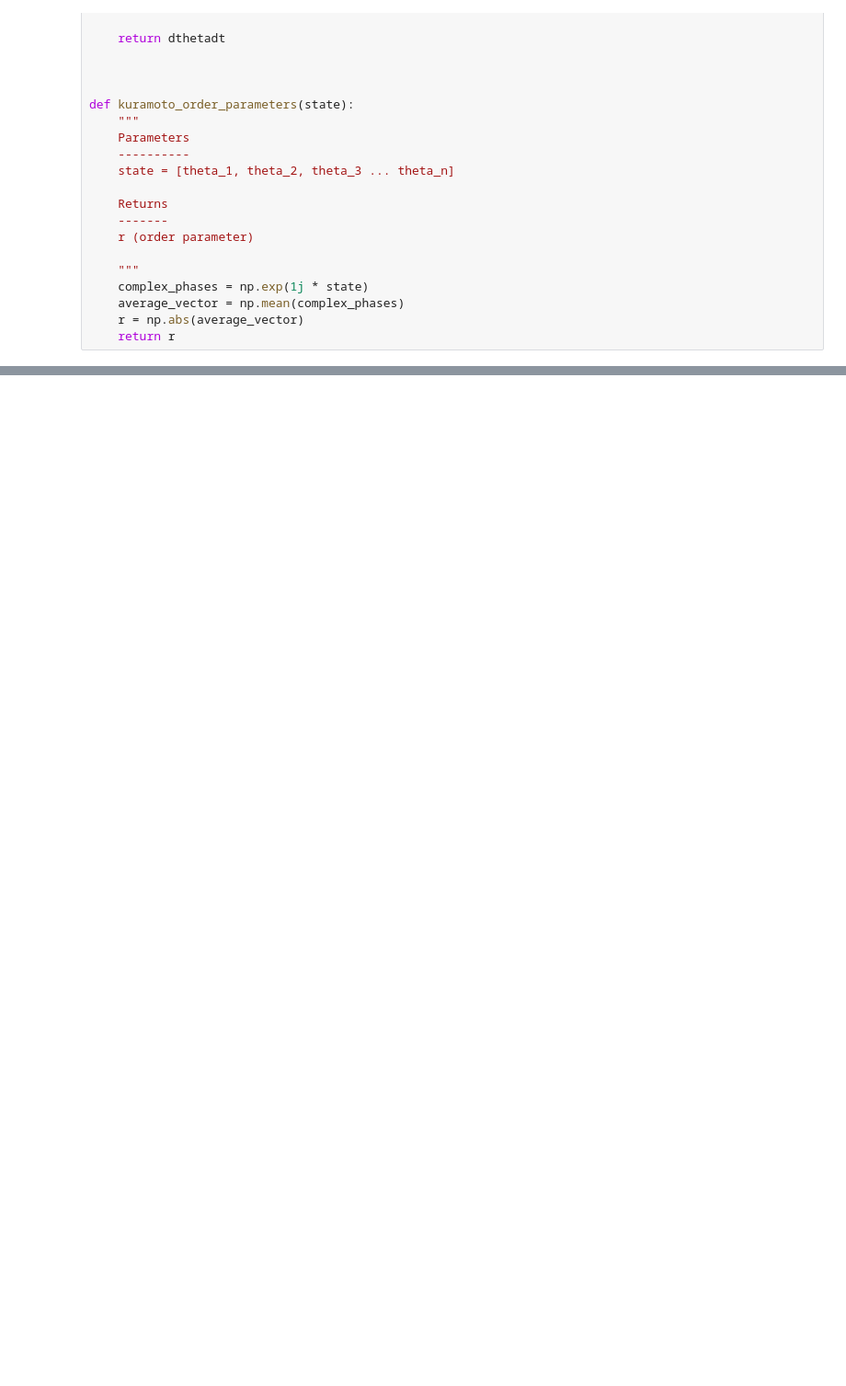
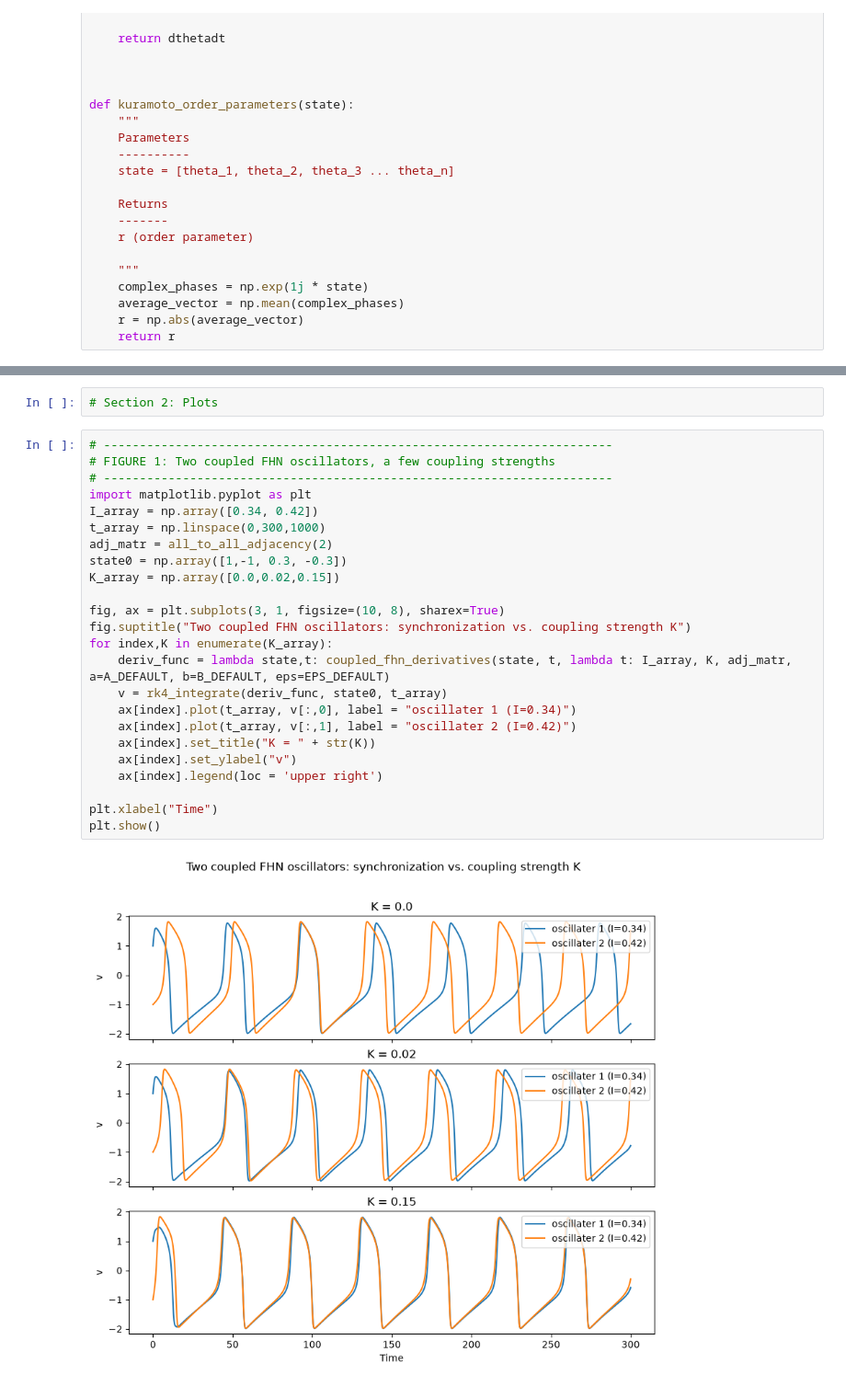
Before and after one commit to bzhu-neuro/hodgkin-huxley-neuron, a Jupyter notebook: notebooks/network-synchronization.ipynb, the cells around one changed output, grey strips where cells are left out. Shown at 92% size. Cells and saved outputs as stored; diff of their text form; blank space fills up the shorter version.

Commit message:
Plots as Synchronization Increases

```diff
--- a/notebooks/network-synchronization.ipynb
+++ b/notebooks/network-synchronization.ipynb
@@ -209,3 +213,31 @@ test_kuramoto_order_parameter_is_bounded()
 test_uncoupled_fhn_oscillators_do_not_synchronize_their_currents()
 test_strong_kuramoto_coupling_increases_synchrony()
 test_ring_adjacency_has_correct_degree()
+# %%
+# Section 2: Plots
+# %%
+# -----------------------------------------------------------------------
+# FIGURE 1: Two coupled FHN oscillators, a few coupling strengths
+# -----------------------------------------------------------------------
+import matplotlib.pyplot as plt
+I_array = np.array([0.34, 0.42])
+t_array = np.linspace(0,300,1000)
+adj_matr = all_to_all_adjacency(2)
+state0 = np.array([1,-1, 0.3, -0.3])
+K_array = np.array([0.0,0.02,0.15])
+
+fig, ax = plt.subplots(3, 1, figsize=(10, 8), sharex=True)
+fig.suptitle("Two coupled FHN oscillators: synchronization vs. coupling strength K")
+for index,K in enumerate(K_array):
+    deriv_func = lambda state,t: coupled_fhn_derivatives(state, t, lambda t: I_array, K, adj_matr, a=A_DEFAULT, b=B_DEFAULT, eps=EPS_DEFAULT)
+    v = rk4_integrate(deriv_func, state0, t_array)
+    ax[index].plot(t_array, v[:,0], label = "oscillater 1 (I=0.34)")
+    ax[index].plot(t_array, v[:,1], label = "oscillater 2 (I=0.42)")
+    ax[index].set_title("K = " + str(K))
+    ax[index].set_ylabel("v")
+    ax[index].legend(loc = 'upper right')
+
+plt.xlabel("Time")
+plt.show()
+# %% [output]
+[figure, added]
```
Also changed, not shown: parts of 1 cell of this notebook, 1 other file.
